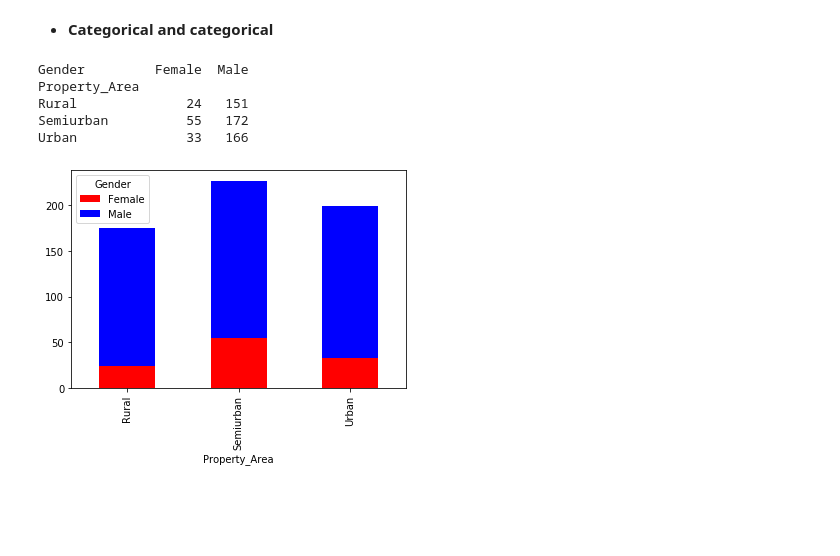
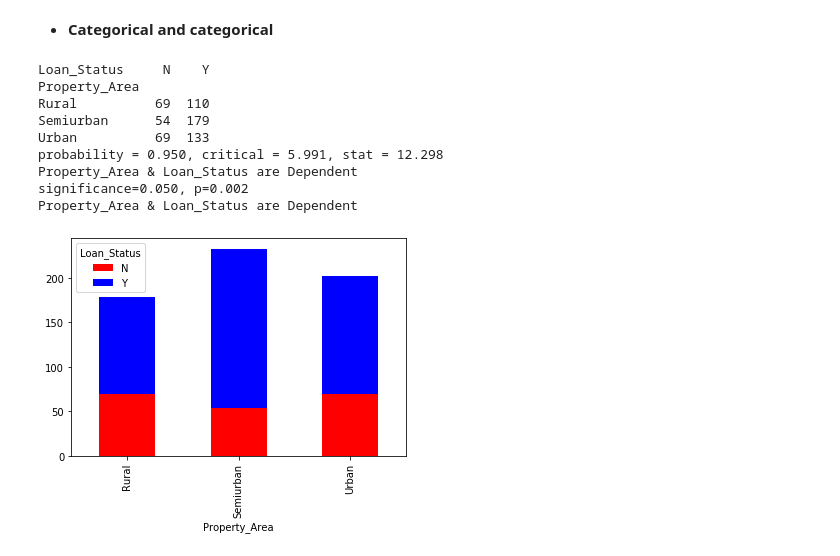
Before and after one commit to NabilBis/Loan-Prediction, a Jupyter notebook: Loan Prediction.ipynb, the cells around one changed output. Saved outputs shown, nothing was run; the diff lists cells and outputs as text; code cells hidden in the pictures; blank space fills up the shorter version.

Commit message:
Chi-square added

```diff
--- a/Loan Prediction.ipynb
+++ b/Loan Prediction.ipynb
@@ -213,21 +222,44 @@ class CAACBIVARIATE:
         self.var2 = var2
         self.var1_name = var1_name
         self.var2_name = var2_name
+        self.crosstab = pd.crosstab(self.var1, self.var2)
 
-    def chi_square(self):
+
+    def chi_square(self, prob = 0.95):
+        stat, p, dof, expected = chi2_contingency(self.crosstab)
+        # interpret test-statistic
+        critical = chi2.ppf(prob, dof)
+        print('probability = %.3f, critical = %.3f, stat = %.3f' % (prob, critical, stat))
+        if abs(stat) >= critical:
+            print('{} & {} are Dependent'.format(self.var1_name, self.var2_name))
+        else:
+            print('{} & {} are Independent'.format(self.var1_name, self.var2_name))
+        # interpret p-value
+        alpha = 1.0 - prob
+        print('significance=%.3f, p=%.3f' % (alpha, p))
+        if p <= alpha:
+            print('{} & {} are Dependent'.format(self.var1_name, self.var2_name))
+        else:
+            print('{} & {} are Independent'.format(self.var1_name, self.var2_name))
+
+    def f_score(self):
         pass
 
     def crosstab(self):
-        crosstab = pd.crosstab(self.var1, self.var2)
-        print(crosstab)
-        crosstab.plot(kind='bar', stacked=True, color=['red','blue'], grid=False)
+        print(self.crosstab)
+        self.crosstab.plot(kind='bar', stacked=True, color=['red','blue'], grid=False)
 # %%
-t = CAACBIVARIATE(data.Property_Area, data.Gender)
+t = CAACBIVARIATE(data.Property_Area, data.Loan_Status, data.Property_Area.name, data.Loan_Status.name)
 t.crosstab()
+t.chi_square()
 # %% [output]
-Gender         Female  Male
+Loan_Status     N    Y
 Property_Area
-Rural              24   151
-Semiurban          55   172
-Urban              33   166
+Rural          69  110
+Semiurban      54  179
+Urban          69  133
+probability = 0.950, critical = 5.991, stat = 12.298
+Property_Area & Loan_Status are Dependent
+significance=0.050, p=0.002
+Property_Area & Loan_Status are Dependent
-[figure, old version]
+[figure, new version]
```
Also changed, not shown: parts of 3 cells of this notebook.
